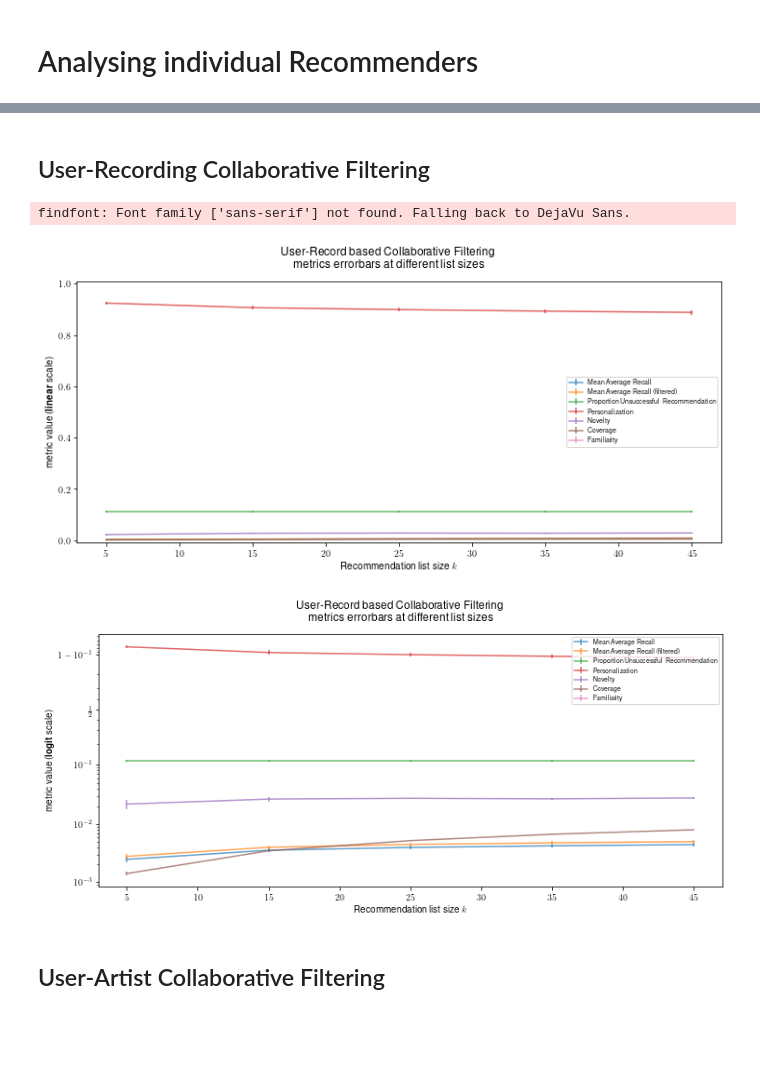
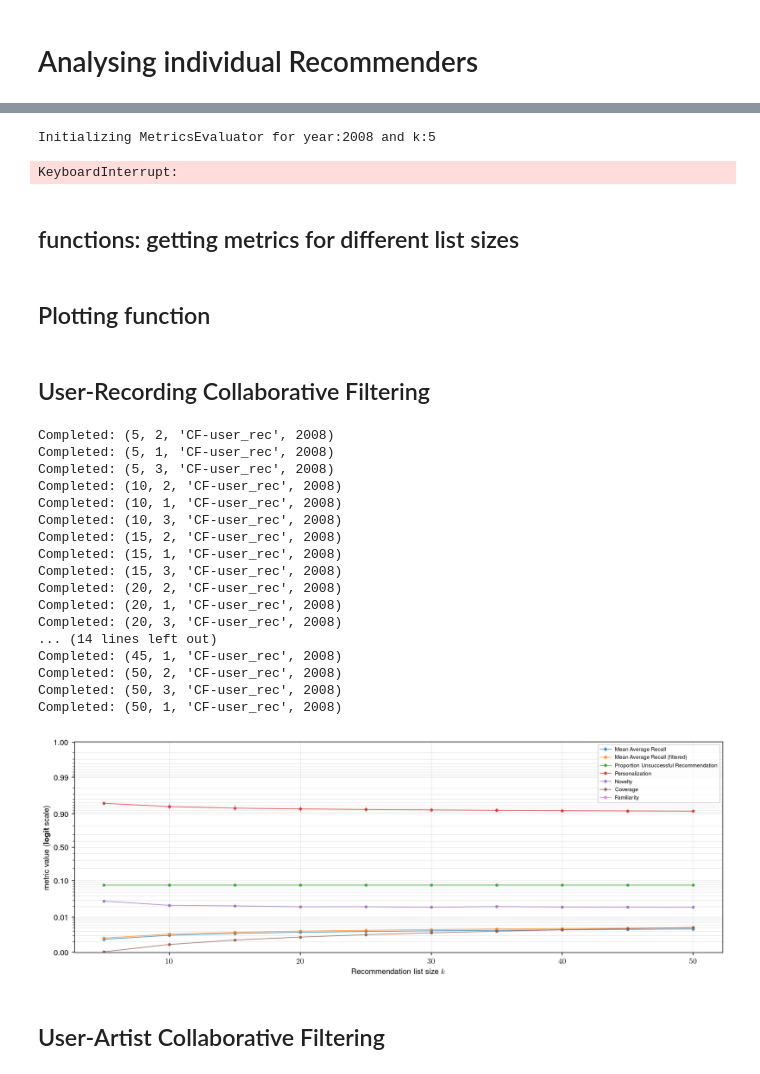
Before and after one commit to sharwinbobde/MLHD-insights, a Jupyter notebook: python-code/visualizations/recommenders-analysis.ipynb, the cells around one changed output, grey strips where cells are left out. Cells and saved outputs as stored; diff of their text form; code cells hidden in the pictures; blank space fills up the shorter version.

```diff
--- a/python-code/visualizations/recommenders-analysis.ipynb
+++ b/python-code/visualizations/recommenders-analysis.ipynb
@@ -22,0 +20,13 @@ Ready!
+# %%
+CONST_min, CONST_max, CONST_stepsize = 5, 51, 5
+
+k_list = range(CONST_min, CONST_max, CONST_stepsize)
+params = list(itertools.product(k_list, [yr]))
+# %%
+metrics_evaluators = {}
+models = ["CF-user_rec", "CF-user_artist"]
+for (k_, yr_) in params:
+    metrics_evaluators[(yr_, k_)] = MetricsEvaluator(models=models, year=yr_, k=k_, archive_size=100)
+# %% [output]
+Initializing MetricsEvaluator for year:2008 and k:5
+KeyboardInterrupt:
@@ -23 +57,3 @@ Ready!
+# %% [markdown]
+## functions: getting metrics for different list sizes
 # %%
@@ -93,13 +83,54 @@ def plot_errorbars_single_recommender(data: pd.DataFrame, model: str, figsize:tu
+# %% [markdown]
+## Plotting function
+# %%
+from matplotlib.ticker import StrMethodFormatter
+
+def plot_errorbars_single_recommender(data: pd.DataFrame, model: str, figsize:tuple=(15,5), yscale:str='linear'):
+    fig = plt.figure(figsize=figsize, dpi=200)
+#     fig.suptitle(f"{pretty_names[model]}\nmetrics errorbars at different list sizes")
+    for metric in metrics_to_plot:
+        df__ = data[data["metric"] == metric].reset_index()
+        plt.errorbar(x=df__['k'],
+                     y=df__['val']['mean'],
+                     yerr=df__['val']['std'],
+                     fmt='o-', elinewidth=0.5, markersize=3, linewidth=1, alpha=0.7,
+                     label=pretty_names[metric])
+    if yscale == 'linear':
+        plt.ylim((-0.01,1.01))
+    plt.yscale(yscale)
+
+    plt.xlabel('Recommendation list size $k$')
+    plt.ylabel("metric value (\\textbf{%s} scale)"% yscale)
+    plt.ylim((-0.1,1.1))
+    plt.gca().yaxis.set_major_formatter(StrMethodFormatter('{x:,.2f}')) # 2 decimal places
+
+    plt.grid(True, which='both', linewidth=0.5, alpha=0.4)
+    plt.legend(fontsize=7)
+    plt.savefig(f'../images/single-recommenders/{model}_{yscale}.svg')
 # %% [markdown]
 ## User-Recording Collaborative Filtering
 # %%
-model_ = "CF_user-rec"
-df = get_df_per_k_set(model_)
-plot_errorbars_single_recommender(df, model=model_)
-plot_errorbars_single_recommender(df, model=model_, yscale='logit')
+model_ = "CF-user_rec"
+df_1 = get_df_per_k_set(model_)
+plot_errorbars_single_recommender(df_2, model=model_, yscale='logit')
 # %% [output]
-findfont: Font family ['sans-serif'] not found. Falling back to DejaVu Sans.
+Completed: (5, 2, 'CF-user_rec', 2008)
+Completed: (5, 1, 'CF-user_rec', 2008)
+Completed: (5, 3, 'CF-user_rec', 2008)
+Completed: (10, 2, 'CF-user_rec', 2008)
+Completed: (10, 1, 'CF-user_rec', 2008)
+Completed: (10, 3, 'CF-user_rec', 2008)
+Completed: (15, 2, 'CF-user_rec', 2008)
+Completed: (15, 1, 'CF-user_rec', 2008)
+Completed: (15, 3, 'CF-user_rec', 2008)
+Completed: (20, 2, 'CF-user_rec', 2008)
+Completed: (20, 1, 'CF-user_rec', 2008)
+Completed: (20, 3, 'CF-user_rec', 2008)
+... (14 lines left out)
+Completed: (45, 1, 'CF-user_rec', 2008)
+Completed: (50, 2, 'CF-user_rec', 2008)
+Completed: (50, 3, 'CF-user_rec', 2008)
+Completed: (50, 1, 'CF-user_rec', 2008)
-[figure, old version]
+[figure, new version]
-[figure, removed]
 # %% [markdown]
 ## User-Artist Collaborative Filtering
```
Also changed, not shown: parts of 13 cells of this notebook, 13 other files.
